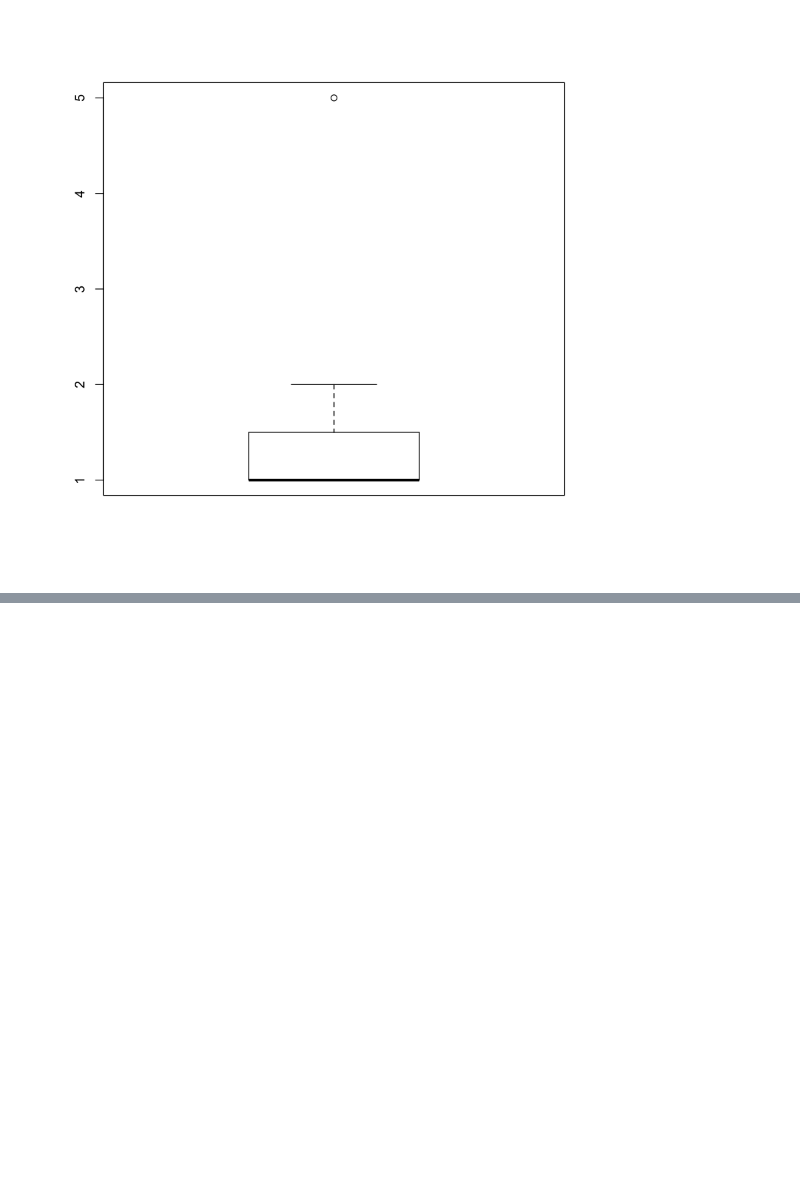
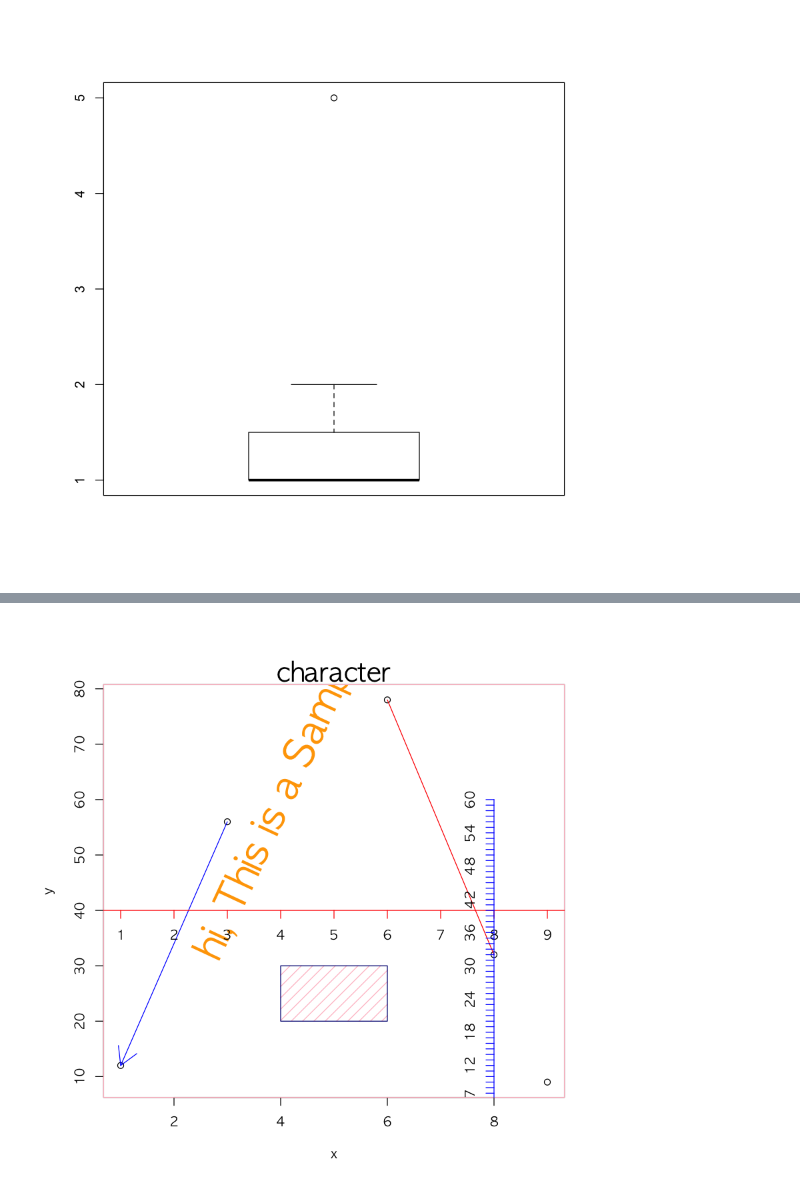
Before and after one commit to monargent0/TJRrrClass, a Jupyter notebook: 12. 데이터 시각화 2.ipynb, the cells around one changed output, grey strips where cells are left out. Cells and saved outputs as stored; diff of their text form; code cells hidden in the pictures; blank space fills up the shorter version.

```diff
--- a/12. 데이터 시각화 2.ipynb
+++ b/12. 데이터 시각화 2.ipynb
@@ -126,0 +164,35 @@ boxplot(def) # 위에 점 하나 찍힌게 이상치
+# %%
+options(warn = -1)
+par(family = "AppleGothic" , bg = 'white')
+
+# 기타 그래프
+x <- c(1, 3, 6, 8, 9)
+y <- c(12, 56, 78, 32, 9)
+
+plot(x, y)
+
+# 선분 그리기 (3,3) 와 (4,4)
+segments(6,78 , 8,32 , col='red')
+
+# 화살표 그리기
+arrows(3,56 , 1,12 , col = 'blue')
+
+# 사각형 그리기
+rect(4,20 , 6,30, border = 'navy' ,col = 'pink', density = 10) # b, c ,d로 사용가능
+
+# 글자 쓰기
+text(4,60 ,"hi, This is a Sample" , cex=3 , col='orange' , srt= 65)
+
+# 테두리 활용하기
+mtext("character" , side = 3, adj=0.5, cex = 2)
+
+# chart의 테두리 그리기
+box(lty = 1, col = 'pink')
+
+# x축의 추가 (= 자 모양 추가): y축의 40 위치에 0~10까지 표시하고 빨간색으로 색칠
+axis(1, pos=40, at=0:10, col='red' ) # 1이 x축
+
+# y축의 추가 (= 자 모양 추가): x축의 6 위치에 20~60까지 표시하고 파란색으로 색칠
+axis(2, pos=8, at=0:60, col='blue' ) # 1이 x축
+# %% [output]
+[figure, added]
```
Also changed, not shown: parts of 14 cells of this notebook, 1 other file.
